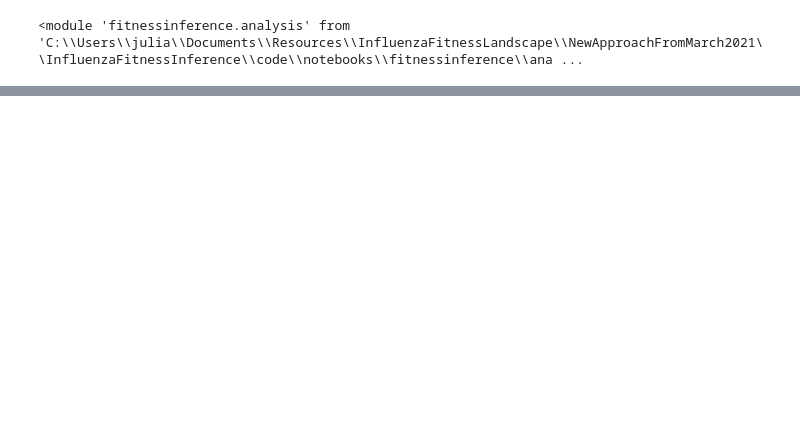
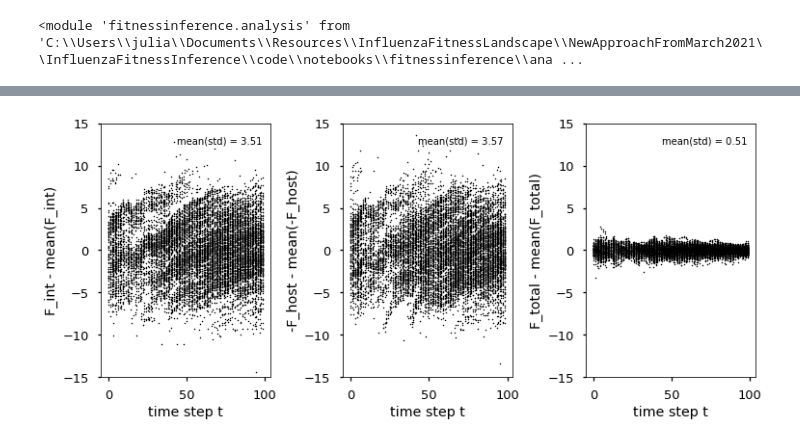
Before and after one commit to JDoelger/InfluenzaFitnessInference, a Jupyter notebook: code/notebooks/flu_sequence_analysis.ipynb, the cells around one changed output, grey strips where cells are left out. Cells and saved outputs as stored; diff of their text form; code cells hidden in the pictures; blank space fills up the shorter version.

```diff
--- a/code/notebooks/flu_sequence_analysis.ipynb
+++ b/code/notebooks/flu_sequence_analysis.ipynb
@@ -380,0 +383,90 @@ plt.close()
+# %%
+# retrieve and plot distibutions of intrinsic, host and total fitness over time for stringency analysis
+
+# load analysis and simu info
+
+simu_name = '2021Apr07'
+
+result_directory = ('C:/Users/julia/Documents/Resources/InfluenzaFitnessLandscape/NewApproachFromMarch2021/'
+                    'InfluenzaFitnessInference')
+result_directory = os.path.normpath(result_directory)
+temp_folder = os.path.join(result_directory, 'results', 'simulations', simu_name + '_temp')
+
+
+analysis_filename = 'analysis_2021Apr14.data'
+analysis_filepath = os.path.join(temp_folder, analysis_filename)
+with open(analysis_filepath, 'rb') as f:
+    ana_dict = pickle.load(f)
+simu_info_filepath = ana_dict['simu_info_filepath']
+with open(simu_info_filepath, 'rb') as f:
+    simu_dict = pickle.load(f)
+
+# for key, val in ana_dict.items():
+#     print(key)
+
+ana_names = ana_dict['ana_names']
+
+# look at one specific analysis
+
+single_ana_num = 23
+
+ana_name = ana_names[single_ana_num]
+# print(ana_name)
+# print(ana_dict['exp_ana_dict']['B'][3])
+# print(simu_dict['exp_dict']['N_pop'][5])
+
+ana_file_path = os.path.join(temp_folder, ana_name + '.data')
+with open(ana_file_path, 'rb') as f:
+    analysis_results = pickle.load(f)
+
+# for key, val in analysis_results.items():
+#     print(key)
+fint_yearly = analysis_results['fint_yearly']
+minus_fhost_yearly = analysis_results['minus_fhost_yearly']
+ftot_yearly = analysis_results['ftot_yearly']
+summary_stats = analysis_results['summary_stats']
+
+# plot the fitness distributions
+this_fitness_plot_filename =  ana_name + '_plot_fitness_dists' +  '.png'
+this_fitness_plot_filepath = os.path.join(temp_folder, this_fitness_plot_filename)
+
+fig, ((ax1, ax2, ax3)) = plt.subplots(1, 3, constrained_layout=True)
+
+# F_int
+for y in range(len(fint_yearly)):
+    ax1.plot([y]*len(fint_yearly[y]), fint_yearly[y] - np.mean(fint_yearly[y]), '.', markersize=3, color='black')
+ax1.set_xlabel('time step t')
+ax1.set_ylabel('F_int - mean(F_int)')
+ax1.set_ylim([-15, 15])
+ax1.set_aspect(1.5/ax1.get_data_ratio())
+text = 'mean(std) = %.2f' % summary_stats['f_int_std']
+ax1.text(0.95, 0.95, text, horizontalalignment='right',
+         verticalalignment='top', transform=ax1.transAxes)
+
+# -F_host
+for y in range(len(minus_fhost_yearly[1:])):
+    ax2.plot([y]*len(minus_fhost_yearly[y]), minus_fhost_yearly[y] - np.mean(minus_fhost_yearly[y]), '.', markersize=3, color='black')
+ax2.set_xlabel('time step t')
+ax2.set_ylabel('-F_host - mean(-F_host)')
+ax2.set_ylim([-15, 15])
+ax2.set_aspect(1.5/ax2.get_data_ratio())
+text = 'mean(std) = %.2f' % summary_stats['f_host_std']
+ax2.text(0.95, 0.95, text, horizontalalignment='right',
+         verticalalignment='top', transform=ax2.transAxes)
+
+# F_tot
+for y in range(len(ftot_yearly)):
+    ax3.plot([y]*len(ftot_yearly[y]), ftot_yearly[y] - np.mean(ftot_yearly[y]), '.', markersize=3, color='black')
+ax3.set_xlabel('time step t')
+ax3.set_ylabel('F_total - mean(F_total)')
+ax3.set_ylim([-15, 15])
+ax3.set_aspect(1.5/ax3.get_data_ratio())
+text = 'mean(std) = %.2f' % summary_stats['f_tot_std']
+ax3.text(0.95, 0.95, text, horizontalalignment='right',
+         verticalalignment='top', transform=ax3.transAxes)
+
+plt.savefig(this_fitness_plot_filepath, bbox_inches='tight')
+plt.show()
+plt.close()
+# %% [output]
+[figure, added]
```
Also changed, not shown: parts of 2 cells of this notebook, 5 other files.
